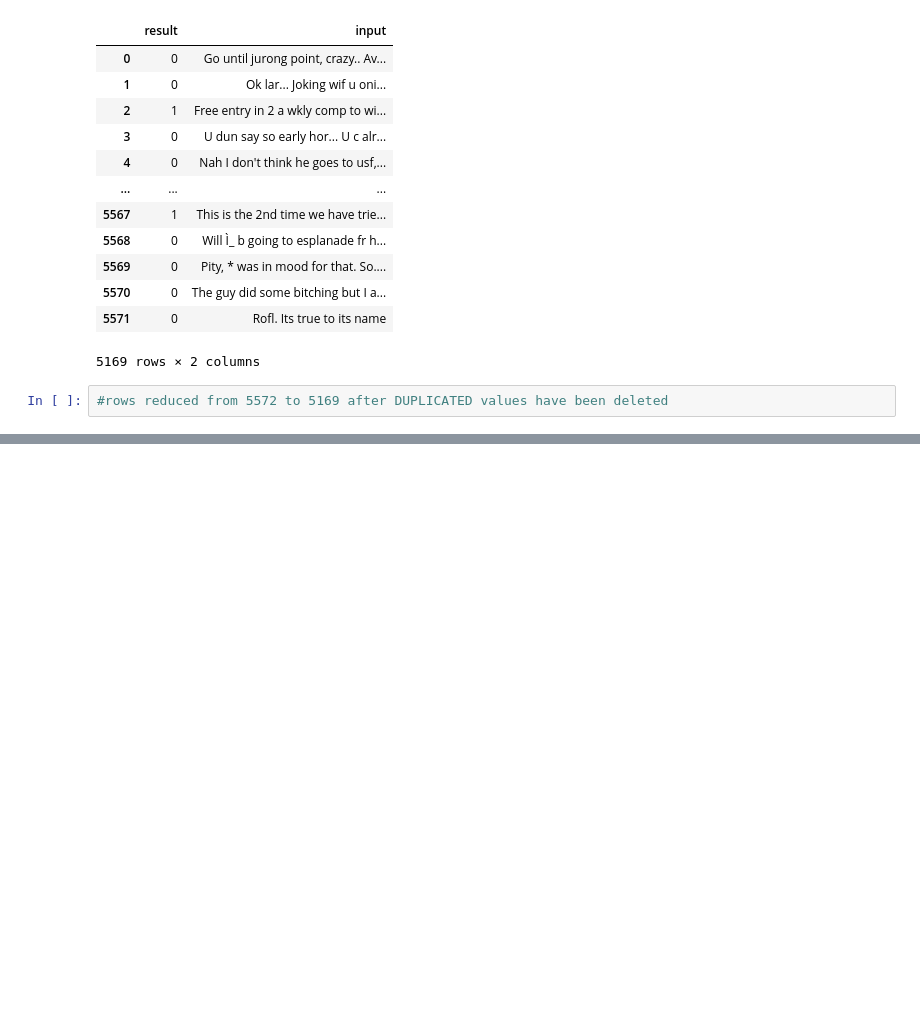
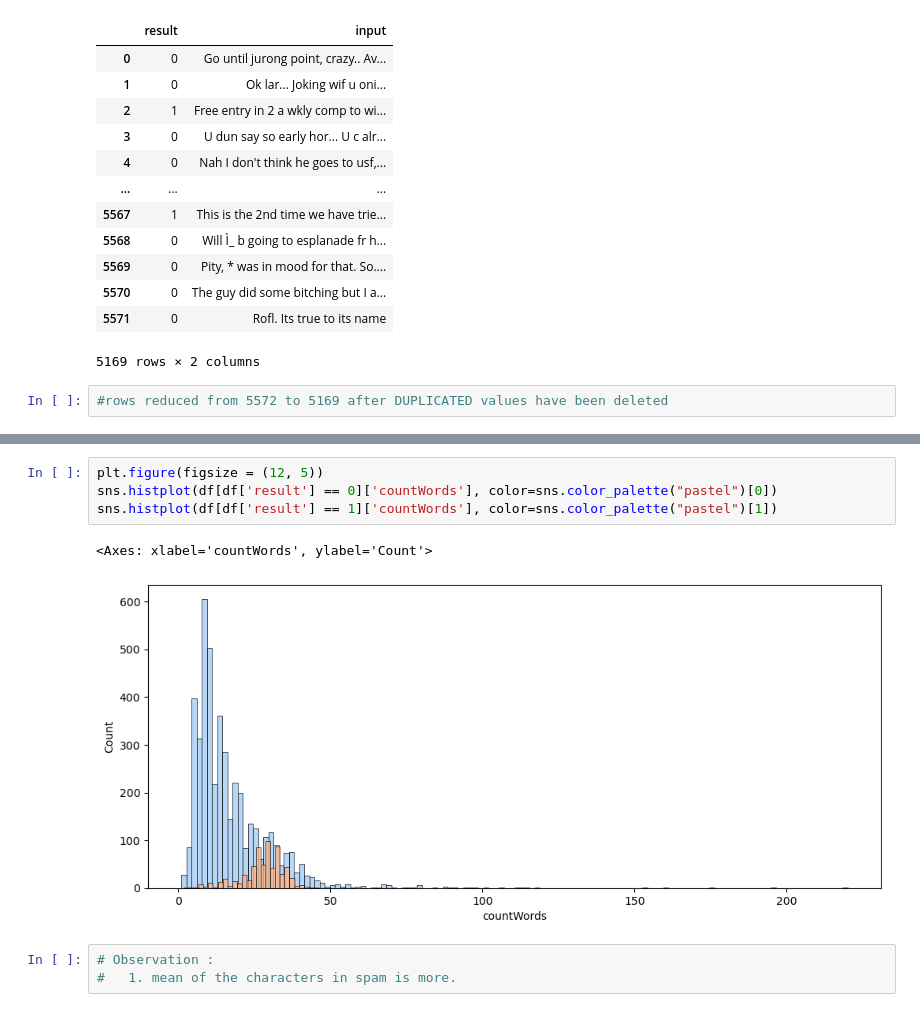
Before and after one commit to AnilKumt/spam_detection, a Jupyter notebook: spam-detection.ipynb, the cells around one changed output, grey strips where cells are left out. Saved outputs shown, nothing was run; the diff lists cells and outputs as text; blank space fills up the shorter version.

```diff
--- a/spam-detection.ipynb
+++ b/spam-detection.ipynb
@@ -163,0 +324,10 @@ df
+# %%
+plt.figure(figsize = (12, 5))
+sns.histplot(df[df['result'] == 0]['countWords'], color=sns.color_palette("pastel")[0])
+sns.histplot(df[df['result'] == 1]['countWords'], color=sns.color_palette("pastel")[1])
+# %% [output]
+<Axes: xlabel='countWords', ylabel='Count'>
+[figure, added]
+# %%
+# Observation :
+#   1. mean of the characters in spam is more.
```
Also changed, not shown: parts of 19 cells of this notebook.
